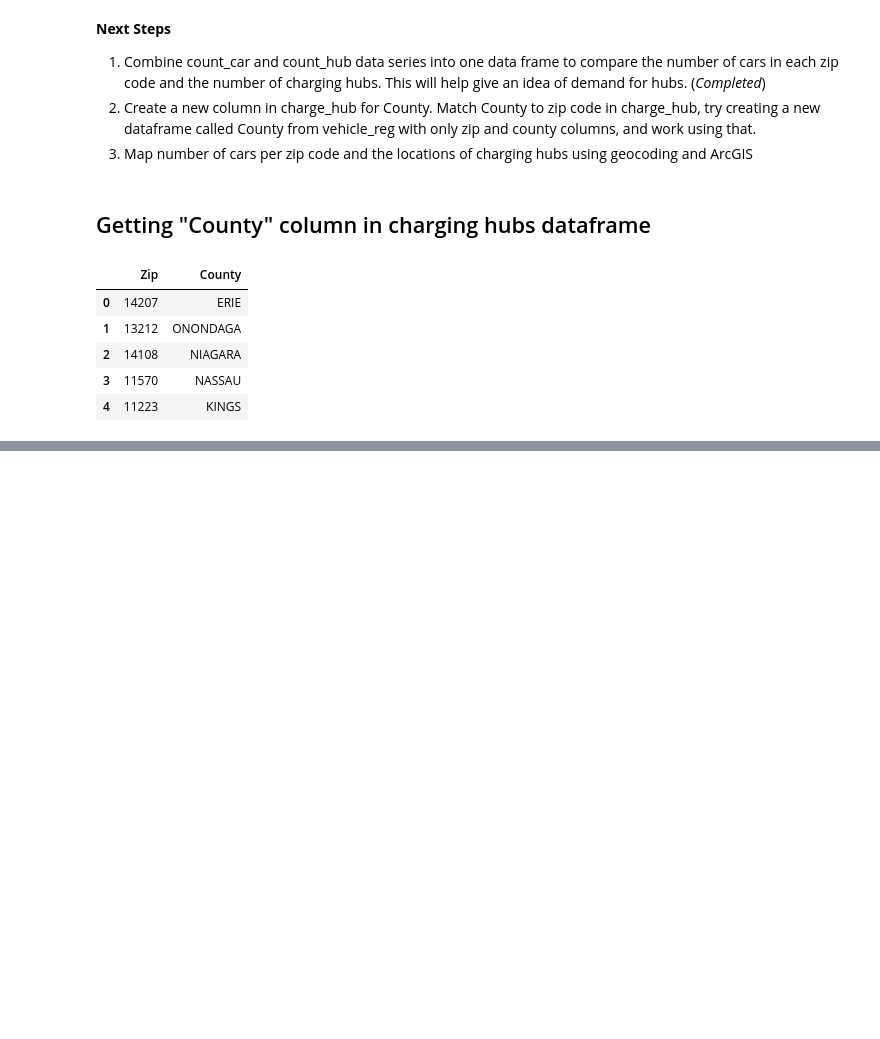
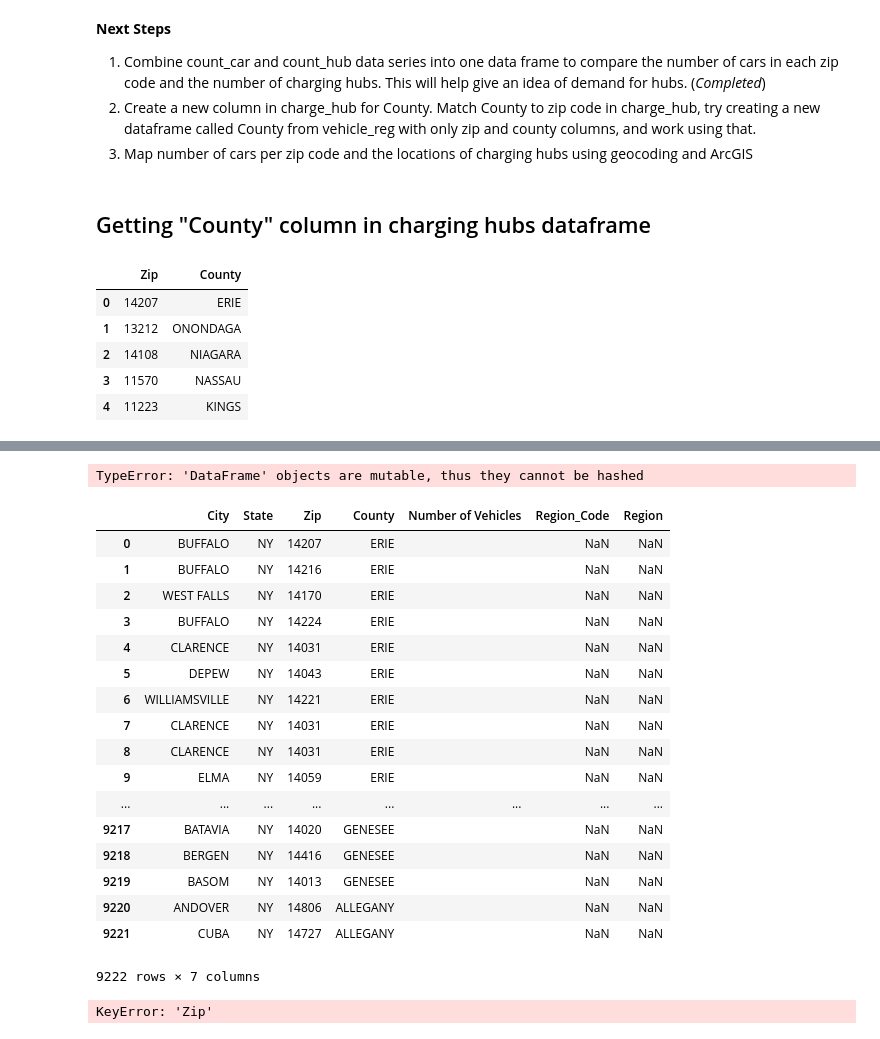
Before and after one commit to pershycm/CIS512, a Jupyter notebook: Pershyn_Electric_Vehicles.ipynb, the cells around one changed output, grey strips where cells are left out. Cells and saved outputs as stored; diff of their text form; code cells hidden in the pictures; blank space fills up the shorter version.

```diff
--- a/Pershyn_Electric_Vehicles.ipynb
+++ b/Pershyn_Electric_Vehicles.ipynb
@@ -371,0 +381,5 @@ ValueError: Could not interpret input 'County'
+# %%
+from pandas import DataFrame
+region = pd.read_excel(r'/Users/ceciliapershyn/CIS_512_Term_Project/county_to_region.xlsx')
+region = DataFrame(region, columns=['Region_Code','Region','County'])
+region[:5]
@@ -371,0 +395,3 @@ ValueError: Could not interpret input 'County'
+# %%
+region['County'] = region['County'].str.upper()
+region[:5]
@@ -371,0 +405,35 @@ ValueError: Could not interpret input 'County'
+# %%
+#attempt 1: concat
+frames2 = {county, region}
+count_reg = pd.concat(frames2, axis=1, join='inner', sort=True)
+count_reg
+# %% [output]
+TypeError: 'DataFrame' objects are mutable, thus they cannot be hashed
+# %%
+#attempt 2: join veh and region
+veh_count_reg = pd.merge_ordered(veh, region, fill_method='ffill', left_by = 'County')
+veh_count_reg
+# %% [output]
+|  | City | State | Zip | County | Number of Vehicles | Region_Code | Region |
+| 0 | BUFFALO | NY | 14207 | ERIE |  | NaN | NaN |
+| 1 | BUFFALO | NY | 14216 | ERIE |  | NaN | NaN |
+| 2 | WEST FALLS | NY | 14170 | ERIE |  | NaN | NaN |
+| 3 | BUFFALO | NY | 14224 | ERIE |  | NaN | NaN |
+| 4 | CLARENCE | NY | 14031 | ERIE |  | NaN | NaN |
+| 5 | DEPEW | NY | 14043 | ERIE |  | NaN | NaN |
+| 6 | WILLIAMSVILLE | NY | 14221 | ERIE |  | NaN | NaN |
+| 7 | CLARENCE | NY | 14031 | ERIE |  | NaN | NaN |
+| 8 | CLARENCE | NY | 14031 | ERIE |  | NaN | NaN |
+| 9 | ELMA | NY | 14059 | ERIE |  | NaN | NaN |
+| ... | ... | ... | ... | ... | ... | ... | ... |
+| 9217 | BATAVIA | NY | 14020 | GENESEE |  | NaN | NaN |
+| 9218 | BERGEN | NY | 14416 | GENESEE |  | NaN | NaN |
+| 9219 | BASOM | NY | 14013 | GENESEE |  | NaN | NaN |
+| 9220 | ANDOVER | NY | 14806 | ALLEGANY |  | NaN | NaN |
+| 9221 | CUBA | NY | 14727 | ALLEGANY |  | NaN | NaN |
+9222 rows × 7 columns
+# %%
+veh_count_county = complete.merge(county, how='inner', left_on = 'Zip', right_on = 'Zip')
+veh_count_county[:25]
+# %% [output]
+KeyError: 'Zip'
```
Also changed, not shown: parts of 16 cells of this notebook, 8 other files.
